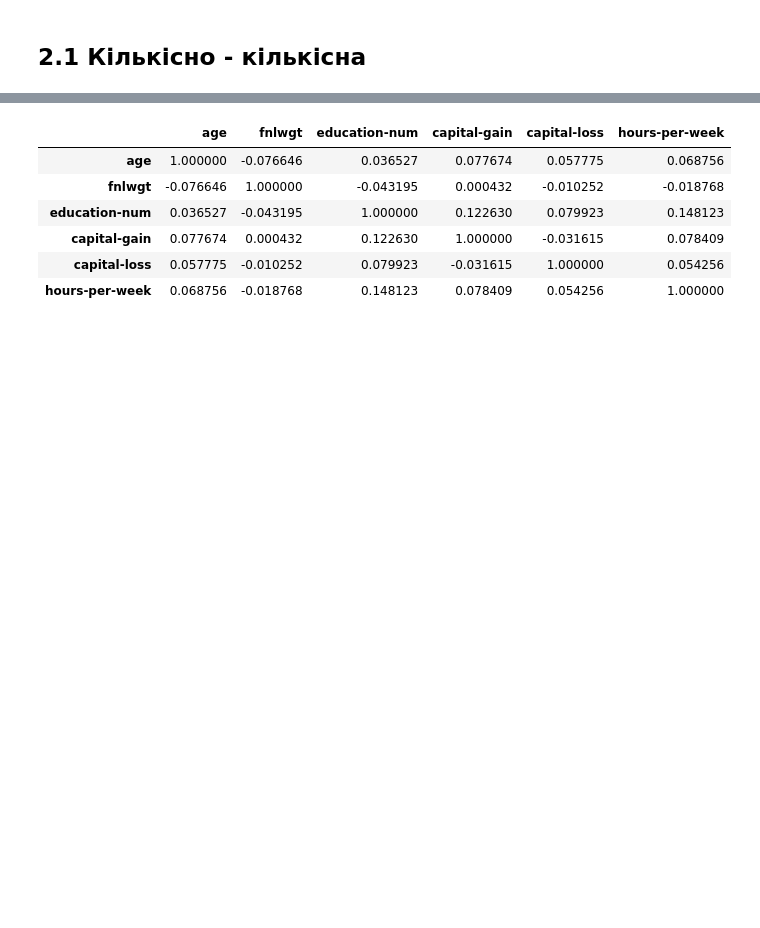
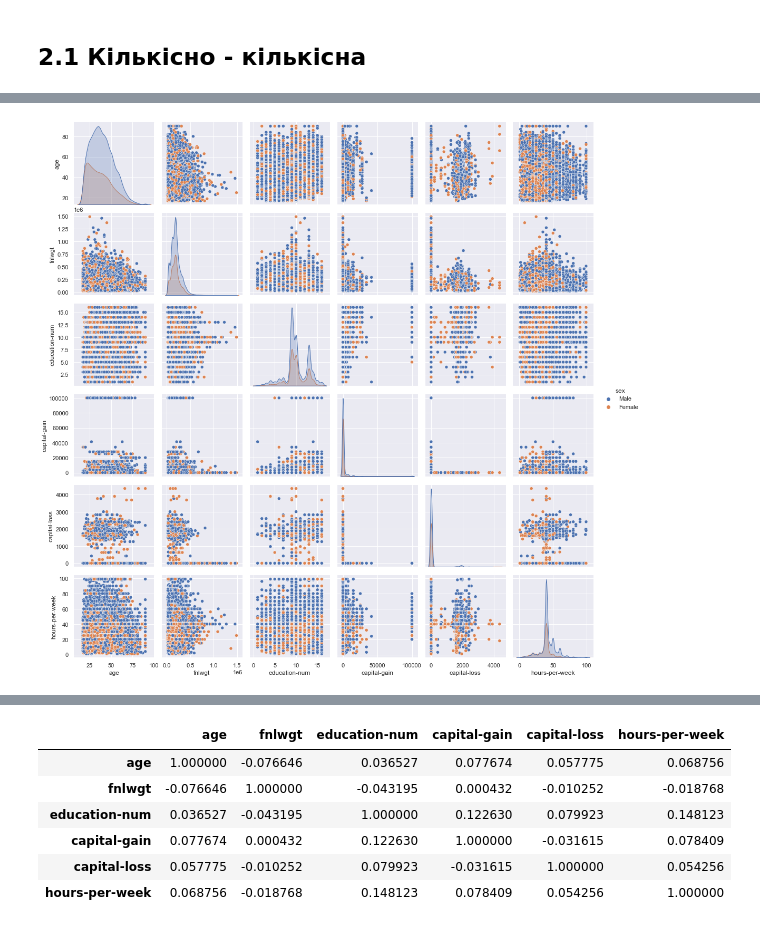
Before and after one commit to sr-Michelin/Python_Lessons, a Jupyter notebook: +++FOR WORK/DS/L-2 VISULIZATION/Lesson_2.ipynb, the cells around one changed output, grey strips where cells are left out. Saved outputs shown, nothing was run; the diff lists cells and outputs as text; code cells hidden in the pictures; blank space fills up the shorter version.

```diff
--- a/+++FOR WORK/DS/L-2 VISULIZATION/Lesson_2.ipynb
+++ b/+++FOR WORK/DS/L-2 VISULIZATION/Lesson_2.ipynb
@@ -80,3 +96,7 @@ sns.pairplot(DATA[feat]);
+# %%
+sns.pairplot(DATA, hue='sex');
+# %% [output]
+[figure, added]
 # %%
 # Вивід розкиду
 s = DATA['salary'].map({'<=50K': 'blue', '>50K': 'red'})
```
Also changed, not shown: parts of 12 cells of this notebook, 6 other files.
